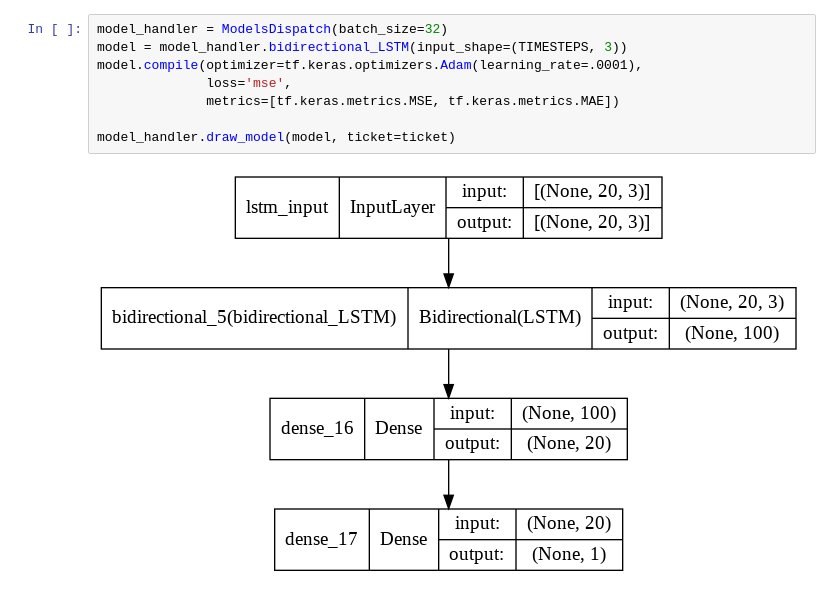
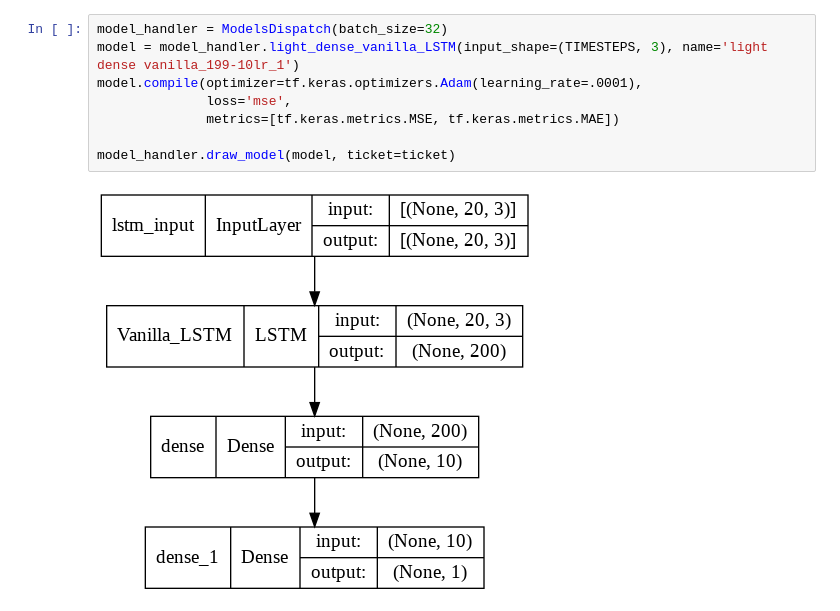
Before and after one commit to GabrieleGhisleni/Stock-Prediction-with-Multivariate-LSTM, a Jupyter notebook: Crypto.ipynb, the cells around one changed output. Drawn from its saved outputs; the diff is of its cells as text.

```diff
--- a/Crypto.ipynb
+++ b/Crypto.ipynb
@@ -41,12 +43,12 @@ Shape of transormed data: x=(10211, 20, 3), y=(10211, 1)
 Shape of transormed data: x=(80, 20, 3), y=(80, 1)
 # %%
 model_handler = ModelsDispatch(batch_size=32)
-model = model_handler.bidirectional_LSTM(input_shape=(TIMESTEPS, 3))
+model = model_handler.light_dense_vanilla_LSTM(input_shape=(TIMESTEPS, 3), name='light dense vanilla_199-10lr_1')
 model.compile(optimizer=tf.keras.optimizers.Adam(learning_rate=.0001),
               loss='mse',
               metrics=[tf.keras.metrics.MSE, tf.keras.metrics.MAE])
 
 model_handler.draw_model(model, ticket=ticket)
 # %% [output]
-[figure, old version]
+[figure, new version]
 # %%
```
Also changed, not shown: parts of 13 cells of this notebook.
